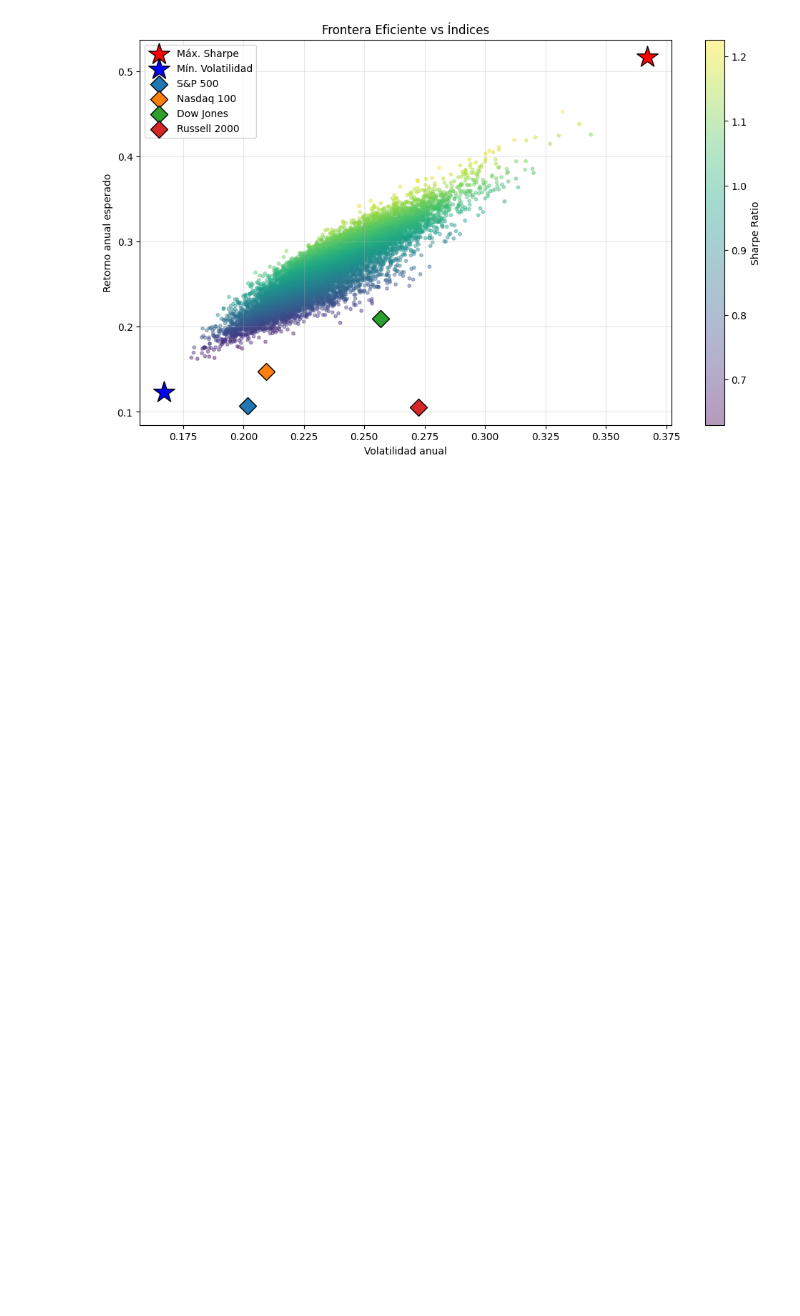
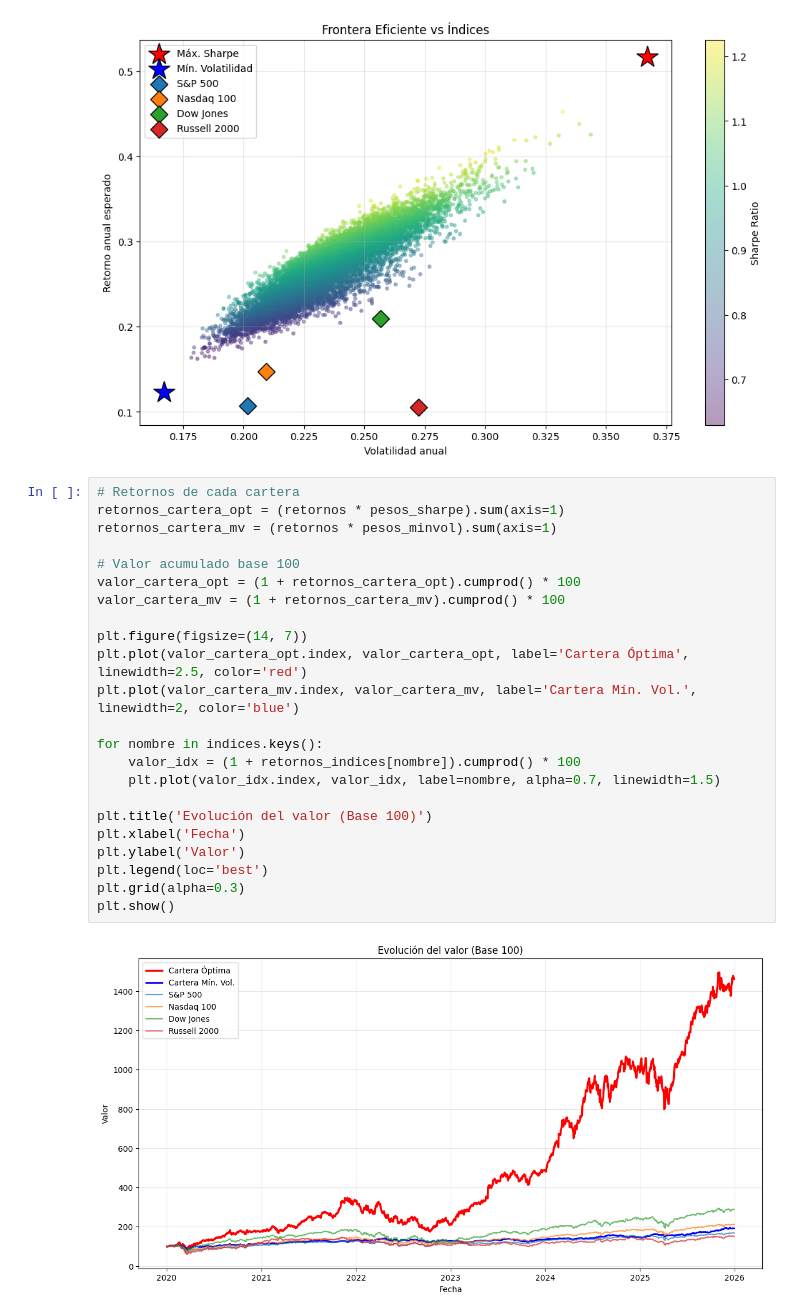
Before and after one commit to santiagoriverti/simulacion_cartera_inversion, a Jupyter notebook: scripts/simulacion_cartera_inversion.ipynb, the cells around one changed output. Drawn from its saved outputs; the diff is of its cells as text; blank space fills up the shorter version.

Commit message:
Evolución del valor en el tiempo

```diff
--- a/scripts/simulacion_cartera_inversion.ipynb
+++ b/scripts/simulacion_cartera_inversion.ipynb
@@ -232,3 +232,28 @@ plt.show()
 # %% [output]
 Simulando portafolios...
 [figure]
+# %%
+# Retornos de cada cartera
+retornos_cartera_opt = (retornos * pesos_sharpe).sum(axis=1)
+retornos_cartera_mv = (retornos * pesos_minvol).sum(axis=1)
+
+# Valor acumulado base 100
+valor_cartera_opt = (1 + retornos_cartera_opt).cumprod() * 100
+valor_cartera_mv = (1 + retornos_cartera_mv).cumprod() * 100
+
+plt.figure(figsize=(14, 7))
+plt.plot(valor_cartera_opt.index, valor_cartera_opt, label='Cartera Óptima', linewidth=2.5, color='red')
+plt.plot(valor_cartera_mv.index, valor_cartera_mv, label='Cartera Mín. Vol.', linewidth=2, color='blue')
+
+for nombre in indices.keys():
+    valor_idx = (1 + retornos_indices[nombre]).cumprod() * 100
+    plt.plot(valor_idx.index, valor_idx, label=nombre, alpha=0.7, linewidth=1.5)
+
+plt.title('Evolución del valor (Base 100)')
+plt.xlabel('Fecha')
+plt.ylabel('Valor')
+plt.legend(loc='best')
+plt.grid(alpha=0.3)
+plt.show()
+# %% [output]
+[figure, added]
```
